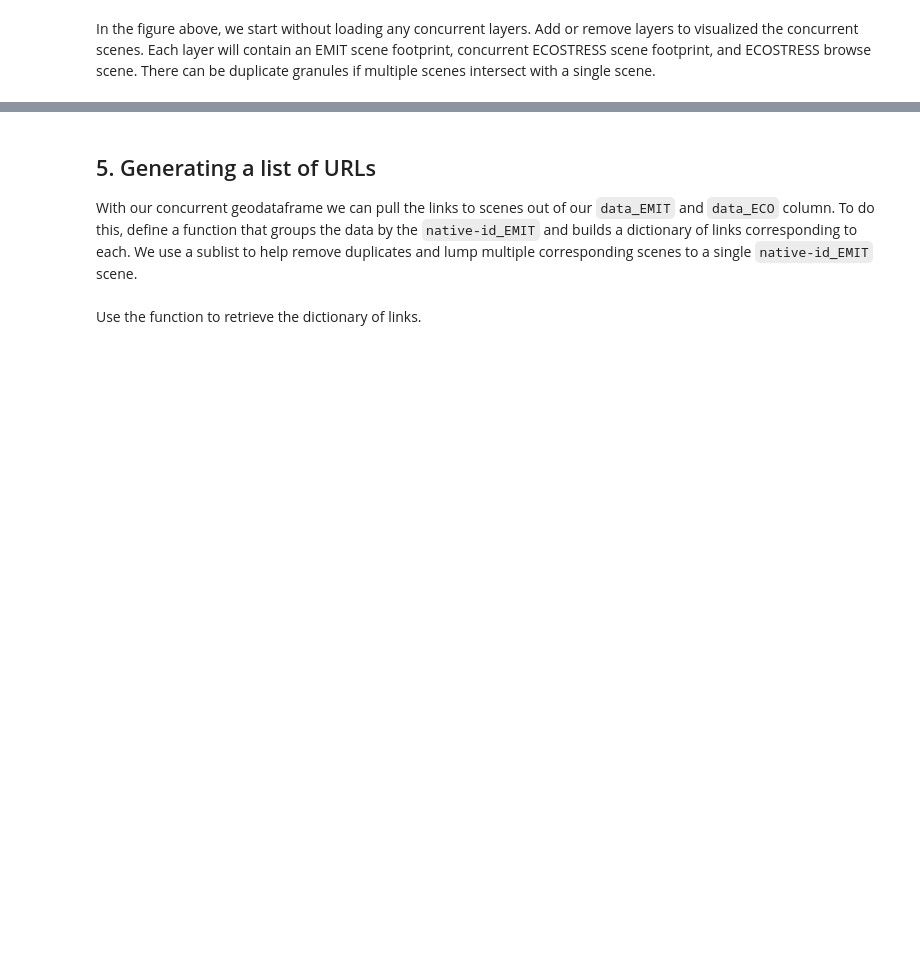
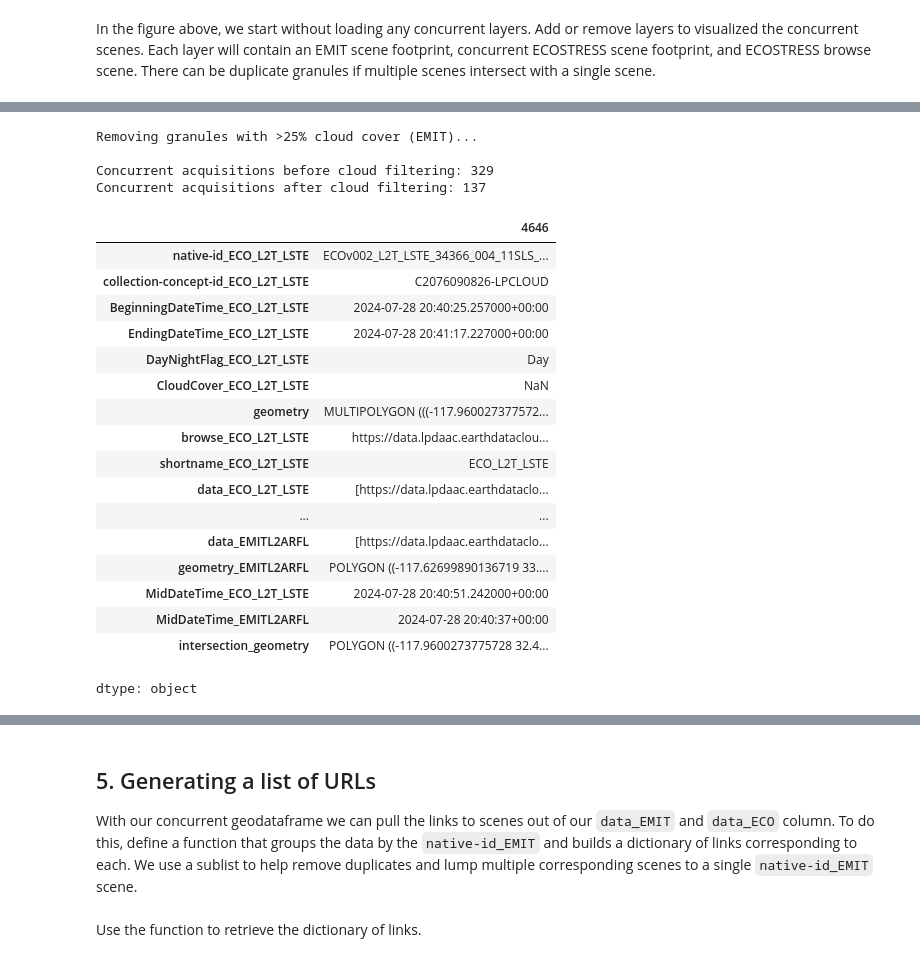
Before and after one commit to nasa/VITALS, a Jupyter notebook: python/EMIT_ECOSTRESS/01_Finding_Concurrent_Data.ipynb, the cells around one changed output, grey strips where cells are left out. Cells and saved outputs as stored; diff of their text form; code cells hidden in the pictures; blank space fills up the shorter version.

```diff
--- a/python/EMIT_ECOSTRESS/01_Finding_Concurrent_Data.ipynb
+++ b/python/EMIT_ECOSTRESS/01_Finding_Concurrent_Data.ipynb
@@ -82,5 +82,5 @@ We will create a rectangular ROI surrounding these two reserves as well as some
 
 Open the `geojson` file containing the Dangermond and Sedgwick boundaries as a `geodataframe`, and check the coordinate reference system (CRS) of the data.
 # %%
-polygon = gpd.read_file('../../data/agu_workshop_roi.geojson')
+polygon = gpd.read_file('/content/los-angeles-county.geojson')
 polygon.crs
@@ -176,7 +220,7 @@ concept_ids = ['C2408750690-LPCLOUD', 'C2076090826-LPCLOUD']
 For our date range, we'll look at data collected between January and October 2023. The `date_range` can be specified as a pair of dates, start and end (up to, not including).
 # %%
 # Define Date Range
-date_range = ('2023-01-01','2023-11-01')
+date_range = ('2022-01-01','2026-12-31')
 # %% [markdown]
 ### 2.4 Searching
 
@@ -319,7 +406,7 @@ Let's take a look at ECOSTRESS specific filtering first. Since we're using the E
 Select a single tile tile, then remove duplicate scenes produced with older software builds from our results.
 # %%
 # Select an ECOSTRESS Tile
-eco_gdf = eco_gdf[eco_gdf["native-id"].str.contains("10SGD")]
+# eco_gdf = eco_gdf[eco_gdf["native-id"].str.contains("10SGD")]
 
 # Remove Duplicate Granules from Older Builds
 def filter_eco_duplicates(gdf):
@@ -451,7 +544,13 @@ def find_concurrent_scenes(lgdf, rgdf, time_delta=None):
             )
         ]
 
-    # Combine Geometry
+    # Calculate and store the intersection geometry for each row
+    concurrent_df.loc[:, "intersection_geometry"] = concurrent_df.apply(
+        lambda row: row[f"geometry_{lsuffix}"].intersection(row[f"geometry_{rsuffix}"]),
+        axis=1
+    )
+
+    # Combine Geometry for plotting (original behavior)
     concurrent_df.loc[:, "geometry"] = concurrent_df.apply(
         lambda row: MultiPolygon(
             [row[f"geometry_{lsuffix}"], row[f"geometry_{rsuffix}"]]
@@ -577,0 +705,35 @@ In the figure above, we start without loading any concurrent layers. Add or remo
+# %%
+# Filter by cloudiness
+cloud_frac = 25
+concurrent_df_filter = concurrent_df[concurrent_df["CloudCover_EMITL2ARFL"] <= cloud_frac]
+
+print(f'Removing granules with >{cloud_frac}% cloud cover (EMIT)...')
+print()
+print(f'Concurrent acquisitions before cloud filtering: {concurrent_df.shape[0]}')
+print(f'Concurrent acquisitions after cloud filtering: {concurrent_df_filter.shape[0]}')
+
+concurrent_df_filter = concurrent_df_filter.sort_values(by='CloudCover_EMITL2ARFL', ascending=True)
+concurrent_df_filter.iloc[0]
+# %% [output]
+Removing granules with >25% cloud cover (EMIT)...
+
+Concurrent acquisitions before cloud filtering: 329
+Concurrent acquisitions after cloud filtering: 137
+|  | 4646 |
+| native-id_ECO_L2T_LSTE | ECOv002_L2T_LSTE_34366_004_11SLS_... |
+| collection-concept-id_ECO_L2T_LSTE | C2076090826-LPCLOUD |
+| BeginningDateTime_ECO_L2T_LSTE | 2024-07-28 20:40:25.257000+00:00 |
+| EndingDateTime_ECO_L2T_LSTE | 2024-07-28 20:41:17.227000+00:00 |
+| DayNightFlag_ECO_L2T_LSTE | Day |
+| CloudCover_ECO_L2T_LSTE | NaN |
+| geometry | MULTIPOLYGON (((-117.960027377572... |
+| browse_ECO_L2T_LSTE | https://data.lpdaac.earthdataclou... |
+| shortname_ECO_L2T_LSTE | ECO_L2T_LSTE |
+| data_ECO_L2T_LSTE | [https://data.lpdaac.earthdataclo... |
+| ... | ... |
+| data_EMITL2ARFL | [https://data.lpdaac.earthdataclo... |
+| geometry_EMITL2ARFL | POLYGON ((-117.62699890136719 33.... |
+| MidDateTime_ECO_L2T_LSTE | 2024-07-28 20:40:51.242000+00:00 |
+| MidDateTime_EMITL2ARFL | 2024-07-28 20:40:37+00:00 |
+| intersection_geometry | POLYGON ((-117.9600273775728 32.4... |
+dtype: object
```
Also changed, not shown: parts of 29 cells of this notebook.
